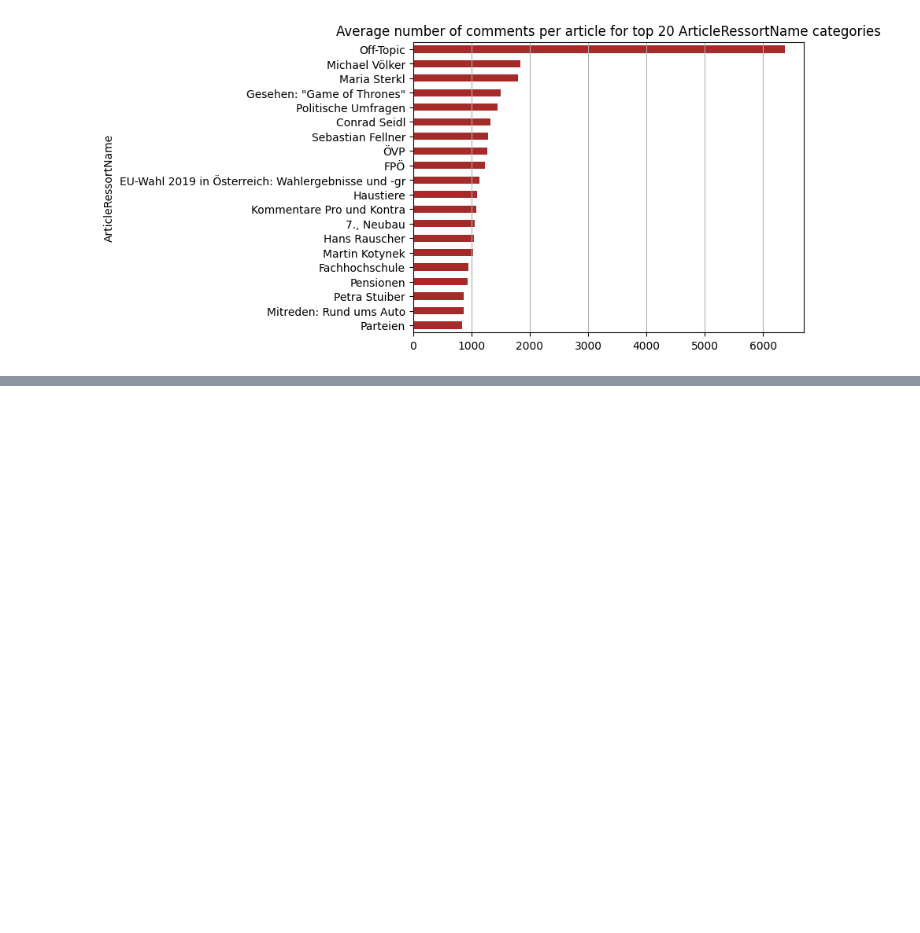
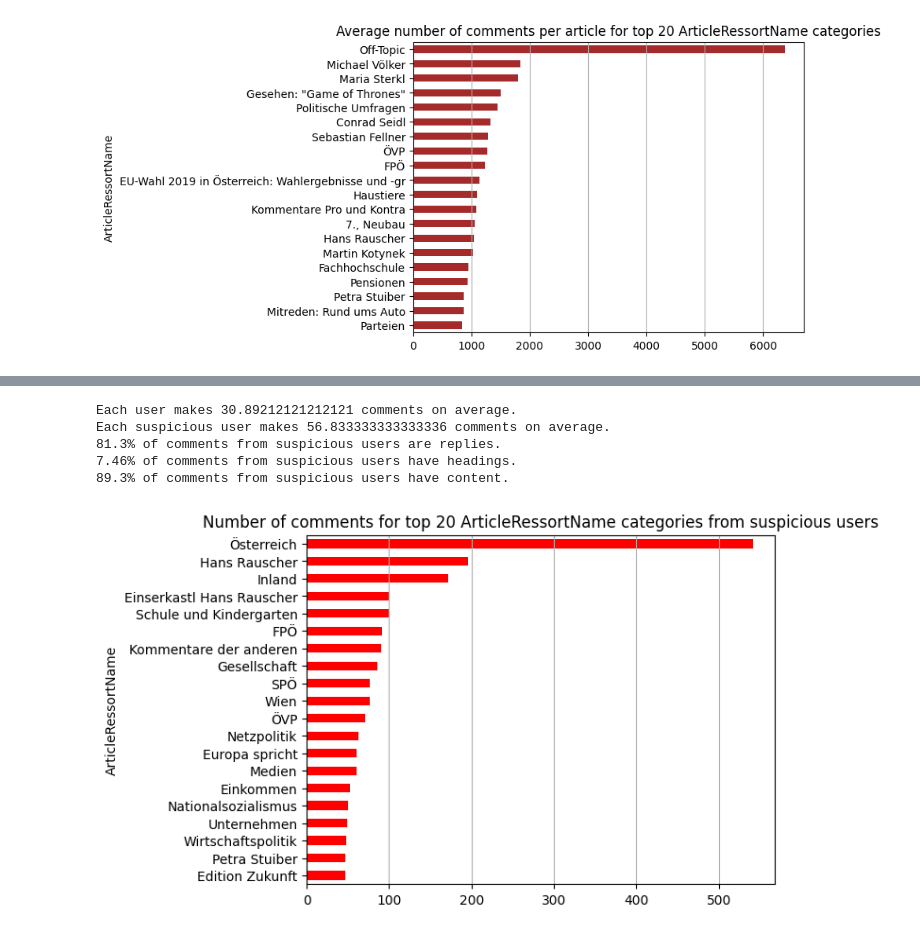
Before and after one commit to RomanGrebnev/sna_link_prediction, a Jupyter notebook: notebooks/emile_data_exploration_postings.ipynb, the cells around one changed output, grey strips where cells are left out. Saved outputs shown, nothing was run; the diff lists cells and outputs as text; code cells hidden in the pictures; blank space fills up the shorter version.

```diff
--- a/notebooks/emile_data_exploration.ipynb
+++ b/notebooks/emile_data_exploration_postings.ipynb
@@ -151,0 +192,3 @@ plt.show()
+# %%
+sus_postings = postings[postings['UserCreatedAt'] == '2012-12-05 01:47:43.317']
+sus_postings
@@ -151,0 +209,23 @@ plt.show()
+# %%
+comments_per_user = len(postings)/n_users
+print(f"Each user makes {comments_per_user} comments on average.")
+comments_per_sus_user = len(sus_postings)/66
+print(f"Each suspicious user makes {comments_per_sus_user} comments on average.")
+print(f"{len(sus_postings[sus_postings['ID_Posting_Parent'].notna()])*100/len(sus_postings):.3}% of comments from suspicious users are replies.")
+print(f"{len(sus_postings[sus_postings['PostingHeadline'].notna()])*100/len(sus_postings):.3}% of comments from suspicious users have headings.")
+print(f"{len(sus_postings[sus_postings['PostingComment'].notna()])*100/len(sus_postings):.3}% of comments from suspicious users have content.")
+# %% [output]
+Each user makes 30.89212121212121 comments on average.
+Each suspicious user makes 56.833333333333336 comments on average.
+81.3% of comments from suspicious users are replies.
+7.46% of comments from suspicious users have headings.
+89.3% of comments from suspicious users have content.
+# %%
+# Number of comments from suspicious users by ArticleRessortName category:
+Arc_sus = sus_postings['ArticleRessortName'].value_counts()
+Arc_sus.nlargest(20).iloc[::-1].plot(kind='barh', color='red')
+plt.title('Number of comments for top 20 ArticleRessortName categories from suspicious users')
+plt.grid(axis='x')
+plt.show()
+# %% [output]
+[figure, added]
```
Also changed, not shown: parts of 5 cells of this notebook, 2 other files.
